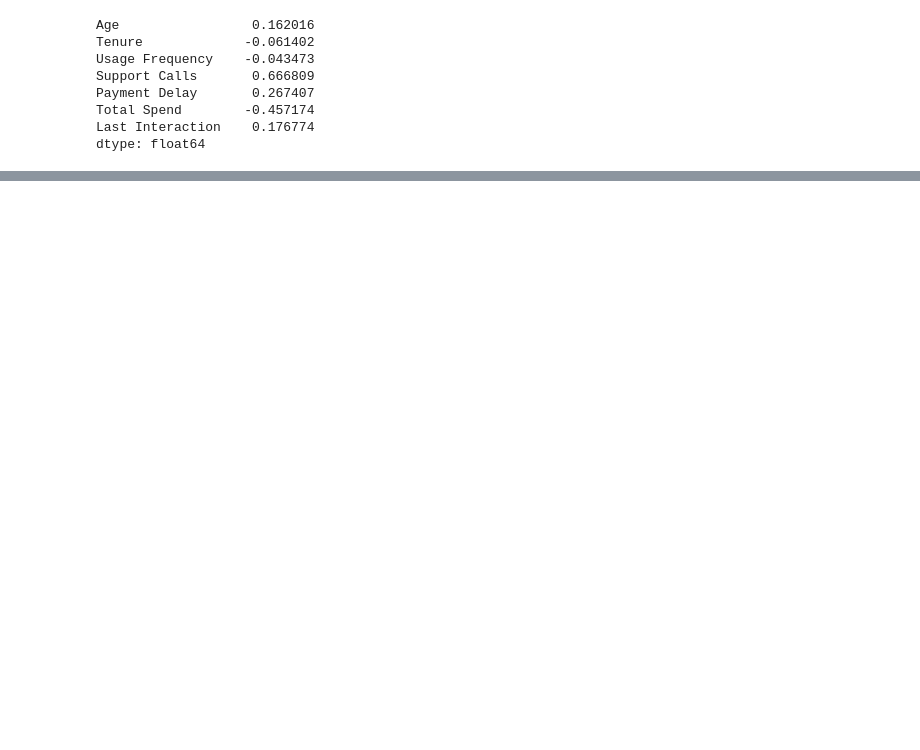
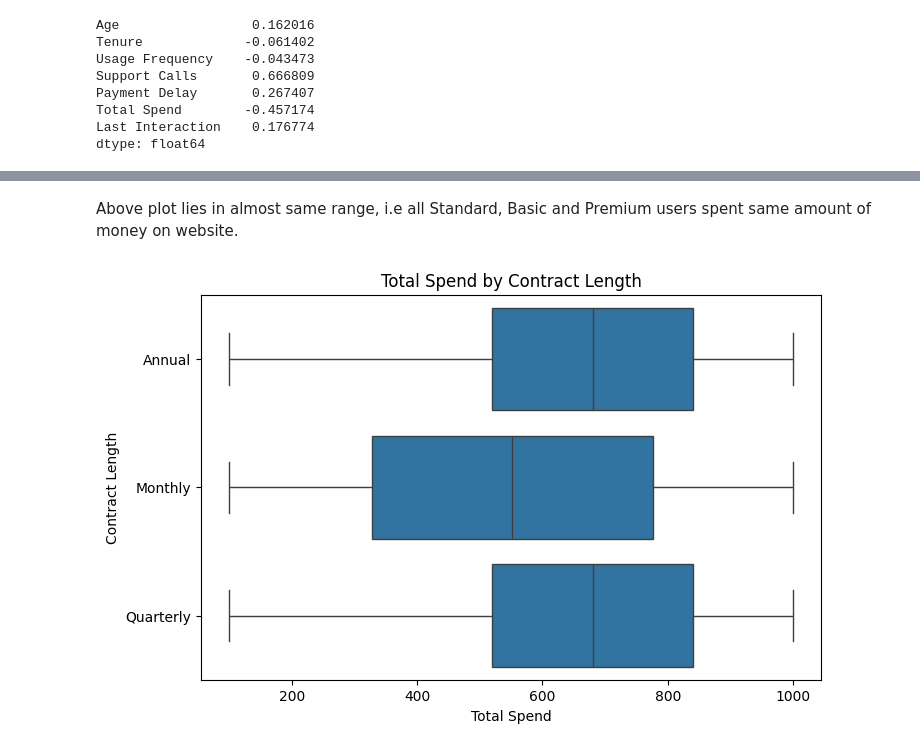
Before and after one commit to Samhitha-Jasti/churn-retention-forecasting, a Jupyter notebook: notebooks/DataExploration.ipynb, the cells around one changed output, grey strips where cells are left out. Saved outputs shown, nothing was run; the diff lists cells and outputs as text; code cells hidden in the pictures; blank space fills up the shorter version.

Commit message:
Visualizing skewness, outliers and patterns

```diff
--- a/notebooks/DataExploration.ipynb
+++ b/notebooks/DataExploration.ipynb
@@ -197,0 +195,13 @@ plt.show()
+# %% [markdown]
+Above plot lies in almost same range, i.e all Standard, Basic and Premium users spent same amount of money on website.
+# %%
+plt.figure(figsize=(8, 5))
+sns.boxplot(
+    x='Total Spend',
+    y='Contract Length',
+    data=data
+)
+plt.title('Total Spend by Contract Length')
+plt.show()
+# %% [output]
+[figure, added]
```
Also changed, not shown: parts of 8 cells of this notebook.
